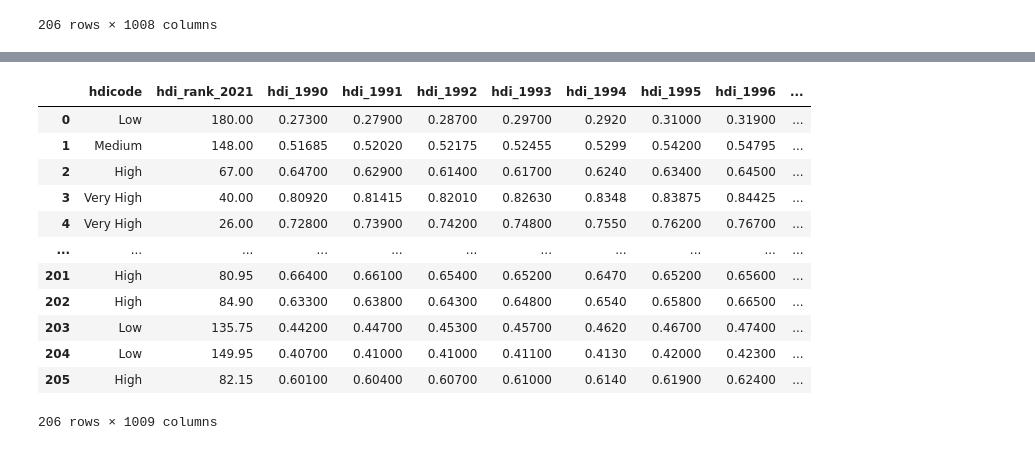
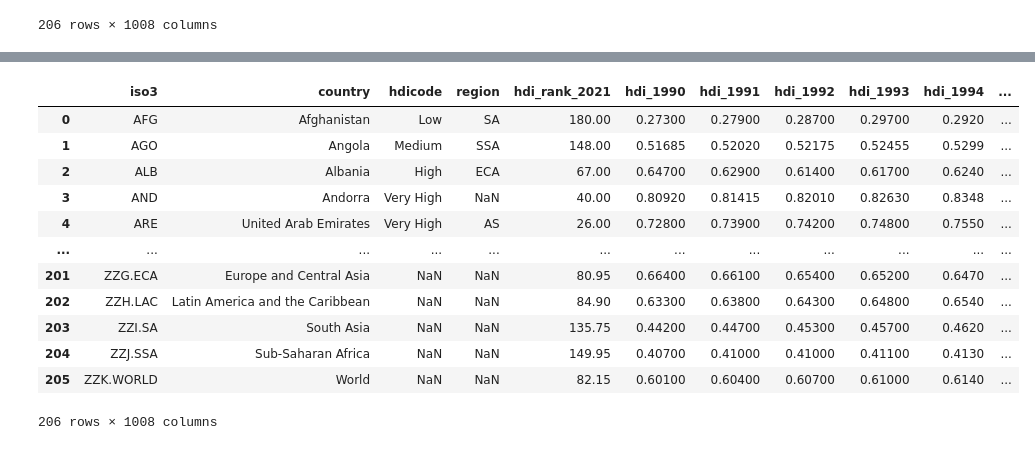
Before and after one commit to gpassoni/datavisualization_project_passonipuiattivairani, a Jupyter notebook: passoni_prova.ipynb, the cells around one changed output, grey strips where cells are left out. Cells and saved outputs as stored; diff of their text form; code cells hidden in the pictures.

```diff
--- a/passoni_prova.ipynb
+++ b/passoni_prova.ipynb
@@ -52,12 +58,3 @@ df
 | 204 | ZZJ.SSA | Sub-Saharan Africa | NaN | NaN | NaN | 0.407 | 0.410 | 0.410 | 0.411 | 0.413 | ... |
 | 205 | ZZK.WORLD | World | NaN | NaN | NaN | 0.601 | 0.604 | 0.607 | 0.610 | 0.614 | ... |
 206 rows × 1008 columns
-# %%
-ord_enc = OrdinalEncoder()
-df["hdicode"] = ord_enc.fit_transform(df[["hdicode"]])
-# %%
-country = df['country']
-iso = df["iso3"]
-
-df.drop(["iso3", "country", "region"], axis=1, inplace = True)
-df
@@ -78,6 +61,6 @@ df
+# %%
+df_numerics = df.select_dtypes(exclude = 'object')
 # %%
-from sklearn.impute import KNNImputer
-
 knn_imp = KNNImputer(n_neighbors=20)
-# fit and transform the imputer on the dataset
-df_imputed_knn= pd.DataFrame(knn_imp.fit_transform(df),columns=df.columns)
+df_imputed = pd.DataFrame(knn_imp.fit_transform(df_numerics), columns=df_numerics.columns)
+df_imputed
@@ -144,16 +80,0 @@ df_imputed_knn['latitude'] = latitude
-# %%
-df_imputed_knn
-# %% [output]
-|  | hdicode | hdi_rank_2021 | hdi_1990 | hdi_1991 | hdi_1992 | hdi_1993 | hdi_1994 | hdi_1995 | hdi_1996 | ... |
-| 0 | Low | 180.00 | 0.27300 | 0.27900 | 0.28700 | 0.29700 | 0.2920 | 0.31000 | 0.31900 | ... |
-| 1 | Medium | 148.00 | 0.51685 | 0.52020 | 0.52175 | 0.52455 | 0.5299 | 0.54200 | 0.54795 | ... |
-| 2 | High | 67.00 | 0.64700 | 0.62900 | 0.61400 | 0.61700 | 0.6240 | 0.63400 | 0.64500 | ... |
-| 3 | Very High | 40.00 | 0.80920 | 0.81415 | 0.82010 | 0.82630 | 0.8348 | 0.83875 | 0.84425 | ... |
-| 4 | Very High | 26.00 | 0.72800 | 0.73900 | 0.74200 | 0.74800 | 0.7550 | 0.76200 | 0.76700 | ... |
-| ... | ... | ... | ... | ... | ... | ... | ... | ... | ... | ... |
-| 201 | High | 80.95 | 0.66400 | 0.66100 | 0.65400 | 0.65200 | 0.6470 | 0.65200 | 0.65600 | ... |
-| 202 | High | 84.90 | 0.63300 | 0.63800 | 0.64300 | 0.64800 | 0.6540 | 0.65800 | 0.66500 | ... |
-| 203 | Low | 135.75 | 0.44200 | 0.44700 | 0.45300 | 0.45700 | 0.4620 | 0.46700 | 0.47400 | ... |
-| 204 | Low | 149.95 | 0.40700 | 0.41000 | 0.41000 | 0.41100 | 0.4130 | 0.42000 | 0.42300 | ... |
-| 205 | High | 82.15 | 0.60100 | 0.60400 | 0.60700 | 0.61000 | 0.6140 | 0.61900 | 0.62400 | ... |
-206 rows × 1009 columns
@@ -168,0 +81,17 @@ fig.show()
+# %%
+df[df_numerics.columns] = df_imputed
+df
+# %% [output]
+|  | iso3 | country | hdicode | region | hdi_rank_2021 | hdi_1990 | hdi_1991 | hdi_1992 | hdi_1993 | hdi_1994 | ... |
+| 0 | AFG | Afghanistan | Low | SA | 180.00 | 0.27300 | 0.27900 | 0.28700 | 0.29700 | 0.2920 | ... |
+| 1 | AGO | Angola | Medium | SSA | 148.00 | 0.51685 | 0.52020 | 0.52175 | 0.52455 | 0.5299 | ... |
+| 2 | ALB | Albania | High | ECA | 67.00 | 0.64700 | 0.62900 | 0.61400 | 0.61700 | 0.6240 | ... |
+| 3 | AND | Andorra | Very High | NaN | 40.00 | 0.80920 | 0.81415 | 0.82010 | 0.82630 | 0.8348 | ... |
+| 4 | ARE | United Arab Emirates | Very High | AS | 26.00 | 0.72800 | 0.73900 | 0.74200 | 0.74800 | 0.7550 | ... |
+| ... | ... | ... | ... | ... | ... | ... | ... | ... | ... | ... | ... |
+| 201 | ZZG.ECA | Europe and Central Asia | NaN | NaN | 80.95 | 0.66400 | 0.66100 | 0.65400 | 0.65200 | 0.6470 | ... |
+| 202 | ZZH.LAC | Latin America and the Caribbean | NaN | NaN | 84.90 | 0.63300 | 0.63800 | 0.64300 | 0.64800 | 0.6540 | ... |
+| 203 | ZZI.SA | South Asia | NaN | NaN | 135.75 | 0.44200 | 0.44700 | 0.45300 | 0.45700 | 0.4620 | ... |
+| 204 | ZZJ.SSA | Sub-Saharan Africa | NaN | NaN | 149.95 | 0.40700 | 0.41000 | 0.41000 | 0.41100 | 0.4130 | ... |
+| 205 | ZZK.WORLD | World | NaN | NaN | 82.15 | 0.60100 | 0.60400 | 0.60700 | 0.61000 | 0.6140 | ... |
+206 rows × 1008 columns
```
Also changed, not shown: parts of 16 cells of this notebook.
